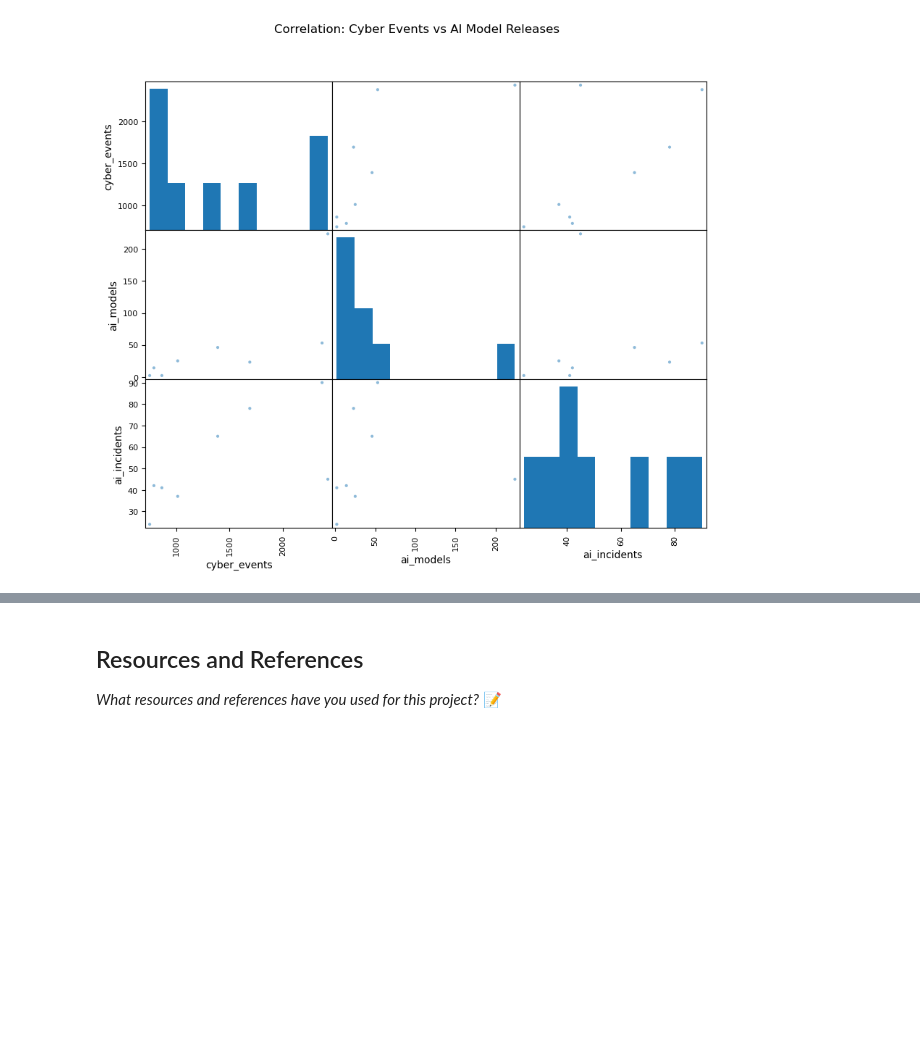
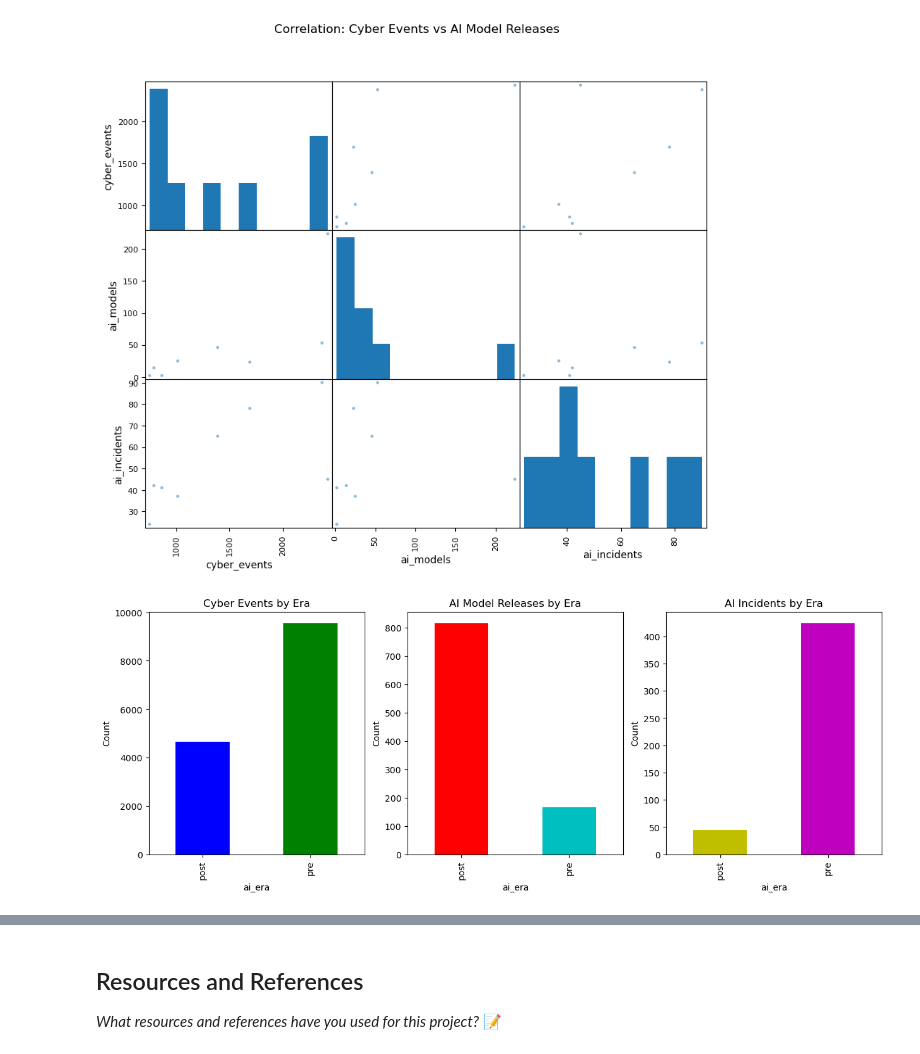
Before and after one commit to IT4063C001-Fall2025/final-project-sethpa, a Jupyter notebook: source.ipynb, the cells around one changed output, grey strips where cells are left out. Cells and saved outputs as stored; diff of their text form; code cells hidden in the pictures; blank space fills up the shorter version.

Commit message:
Create visuals to try and support/refute hypothesis

```diff
--- a/source.ipynb
+++ b/source.ipynb
@@ -815,3 +816,22 @@ plt.show()
 | ai_models | 0.743687 | 1.000000 | 0.065468 |
 | ai_incidents | 0.673121 | 0.065468 | 1.000000 |
 [figure]
+# %%
+# Bar Chart Pre vs Post AI Era comparison
+fig, axes = plt.subplots(1, 3, figsize=(15, 5))
+
+# Cyber events by era
+cyber_events_clean.groupby('ai_era').size().plot(kind='bar', ax=axes[0], title='Cyber Events by Era', color=['b', 'g'])
+axes[0].set_ylabel('Count')
+
+# AI model releases by era
+epoch_ai_clean.groupby('ai_era').size().plot(kind='bar', ax=axes[1], title='AI Model Releases by Era', color=['r', 'c'])
+axes[1].set_ylabel('Count')
+
+# AI incidents by era
+ai_incidents_clean.groupby('ai_era').size().plot(kind='bar', ax=axes[2], title='AI Incidents by Era', color=['y', 'm'])
+axes[2].set_ylabel('Count')
+
+plt.show()
+# %% [output]
+[figure, added]
```
Also changed, not shown: parts of 4 cells of this notebook.
